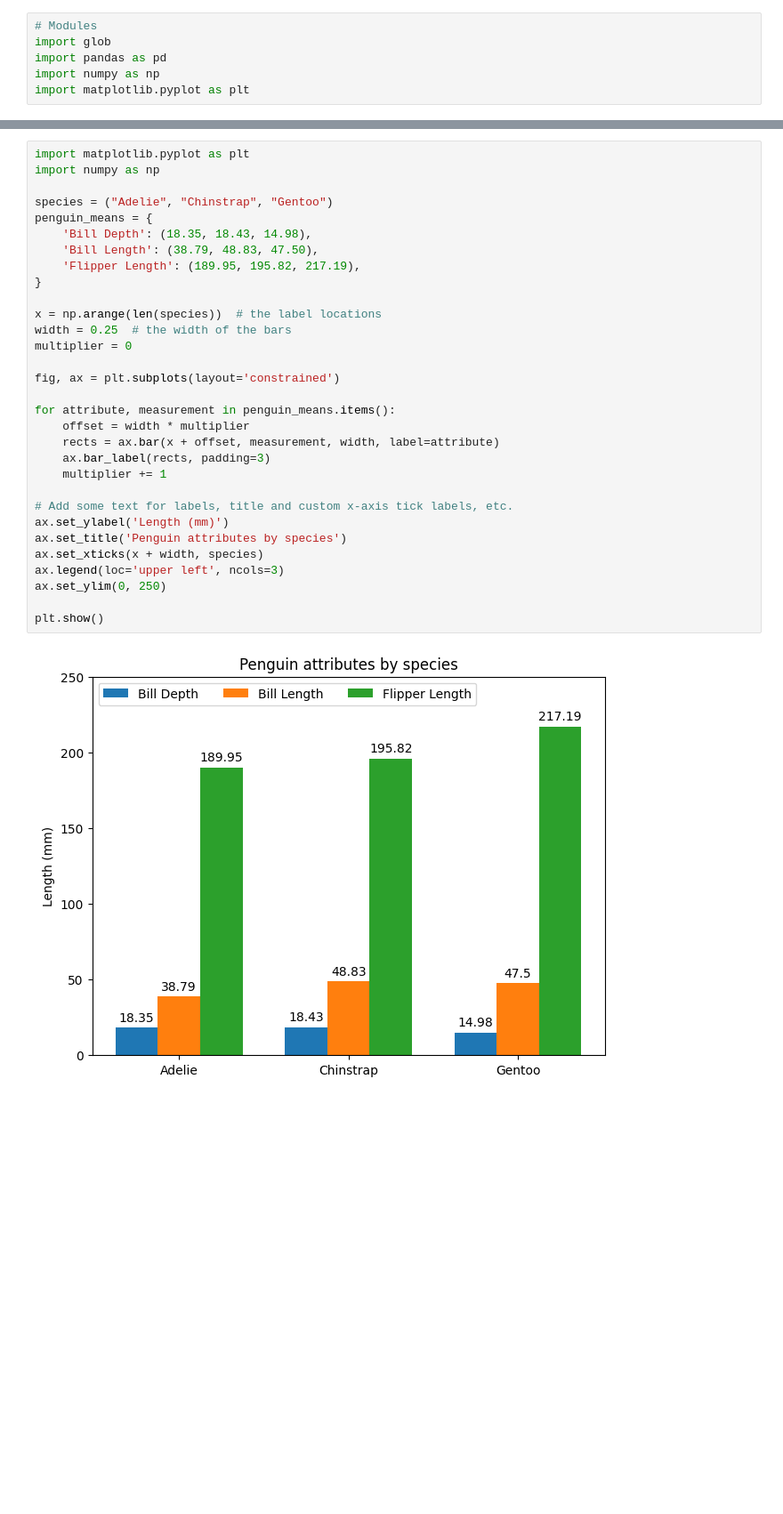
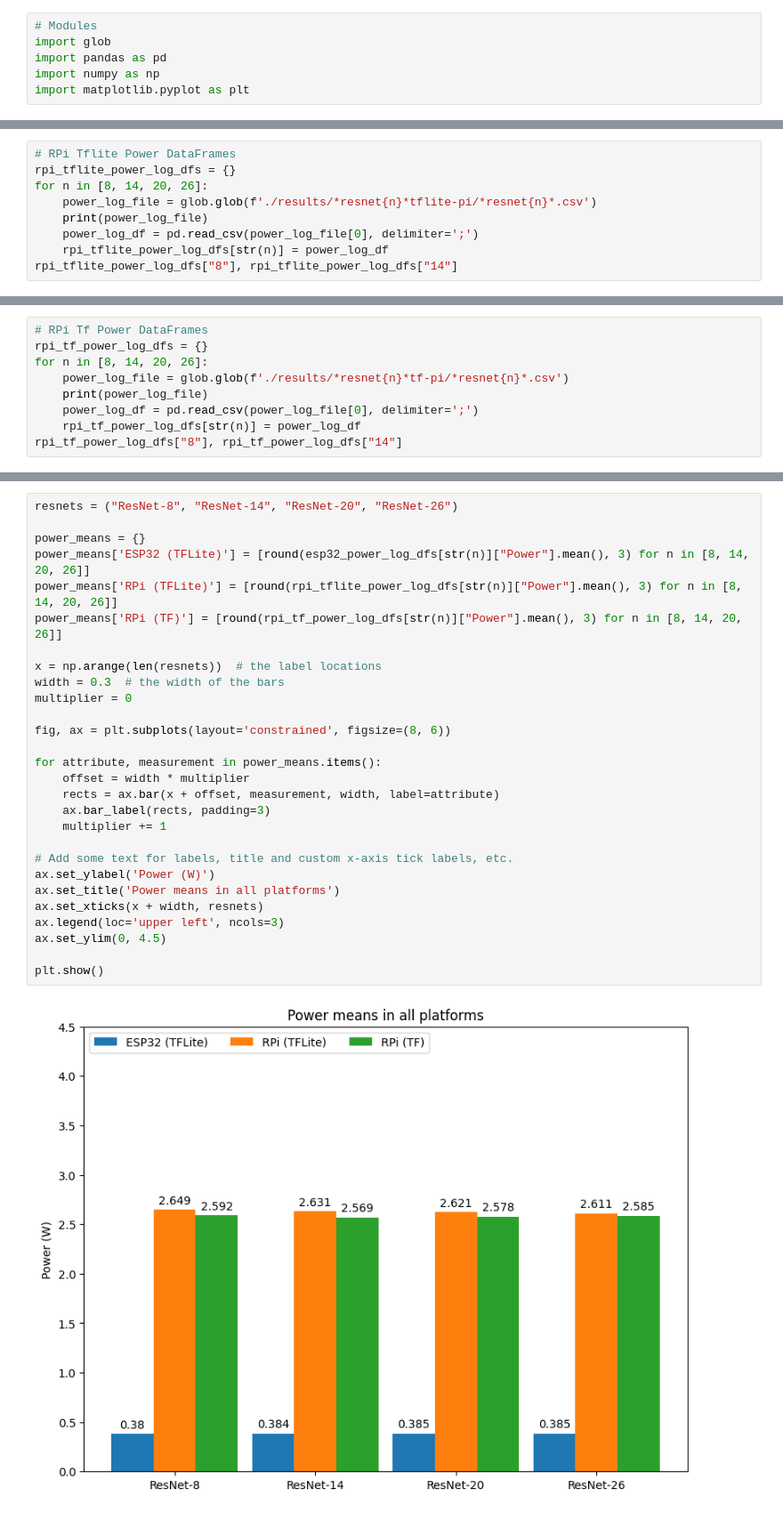
Before and after one commit to allan-cedric/tcc-resnet-cifar10, a Jupyter notebook: gen_power_graphics.ipynb, the cells around one changed output, grey strips where cells are left out. Shown: that part at 89% size. Saved outputs shown, nothing was run; the diff lists cells and outputs as text; blank space fills up the shorter version.

Commit message:
power graphics complete

```diff
--- a/gen_power_graphics.ipynb
+++ b/gen_power_graphics.ipynb
@@ -48,0 +38,9 @@ power_log_dfs["8"].describe()
+# %%
+# RPi Tflite Power DataFrames
+rpi_tflite_power_log_dfs = {}
+for n in [8, 14, 20, 26]:
+    power_log_file = glob.glob(f'./results/*resnet{n}*tflite-pi/*resnet{n}*.csv')
+    print(power_log_file)
+    power_log_df = pd.read_csv(power_log_file[0], delimiter=';')
+    rpi_tflite_power_log_dfs[str(n)] = power_log_df
+rpi_tflite_power_log_dfs["8"], rpi_tflite_power_log_dfs["14"]
@@ -48,0 +69,9 @@ power_log_dfs["8"].describe()
+# %%
+# RPi Tf Power DataFrames
+rpi_tf_power_log_dfs = {}
+for n in [8, 14, 20, 26]:
+    power_log_file = glob.glob(f'./results/*resnet{n}*tf-pi/*resnet{n}*.csv')
+    print(power_log_file)
+    power_log_df = pd.read_csv(power_log_file[0], delimiter=';')
+    rpi_tf_power_log_dfs[str(n)] = power_log_df
+rpi_tf_power_log_dfs["8"], rpi_tf_power_log_dfs["14"]
@@ -68,35 +141,32 @@ plt.show()
 # %% [output]
 [figure]
 # %%
-import matplotlib.pyplot as plt
-import numpy as np
+resnets = ("ResNet-8", "ResNet-14", "ResNet-20", "ResNet-26")
 
-species = ("Adelie", "Chinstrap", "Gentoo")
-penguin_means = {
-    'Bill Depth': (18.35, 18.43, 14.98),
-    'Bill Length': (38.79, 48.83, 47.50),
-    'Flipper Length': (189.95, 195.82, 217.19),
-}
+power_means = {}
+power_means['ESP32 (TFLite)'] = [round(esp32_power_log_dfs[str(n)]["Power"].mean(), 3) for n in [8, 14, 20, 26]]
+power_means['RPi (TFLite)'] = [round(rpi_tflite_power_log_dfs[str(n)]["Power"].mean(), 3) for n in [8, 14, 20, 26]]
+power_means['RPi (TF)'] = [round(rpi_tf_power_log_dfs[str(n)]["Power"].mean(), 3) for n in [8, 14, 20, 26]]
 
-x = np.arange(len(species))  # the label locations
-width = 0.25  # the width of the bars
+x = np.arange(len(resnets))  # the label locations
+width = 0.3  # the width of the bars
 multiplier = 0
 
-fig, ax = plt.subplots(layout='constrained')
+fig, ax = plt.subplots(layout='constrained', figsize=(8, 6))
 
-for attribute, measurement in penguin_means.items():
+for attribute, measurement in power_means.items():
     offset = width * multiplier
     rects = ax.bar(x + offset, measurement, width, label=attribute)
     ax.bar_label(rects, padding=3)
     multiplier += 1
 
 # Add some text for labels, title and custom x-axis tick labels, etc.
-ax.set_ylabel('Length (mm)')
-ax.set_title('Penguin attributes by species')
-ax.set_xticks(x + width, species)
+ax.set_ylabel('Power (W)')
+ax.set_title('Power means in all platforms')
+ax.set_xticks(x + width, resnets)
 ax.legend(loc='upper left', ncols=3)
-ax.set_ylim(0, 250)
+ax.set_ylim(0, 4.5)
 
 plt.show()
 # %% [output]
-[figure, old version]
+[figure, new version]
```
Also changed, not shown: parts of 8 cells of this notebook.
